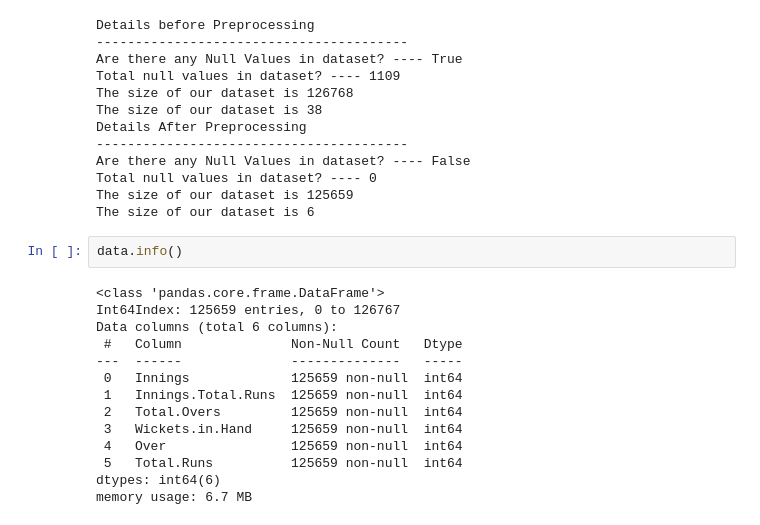
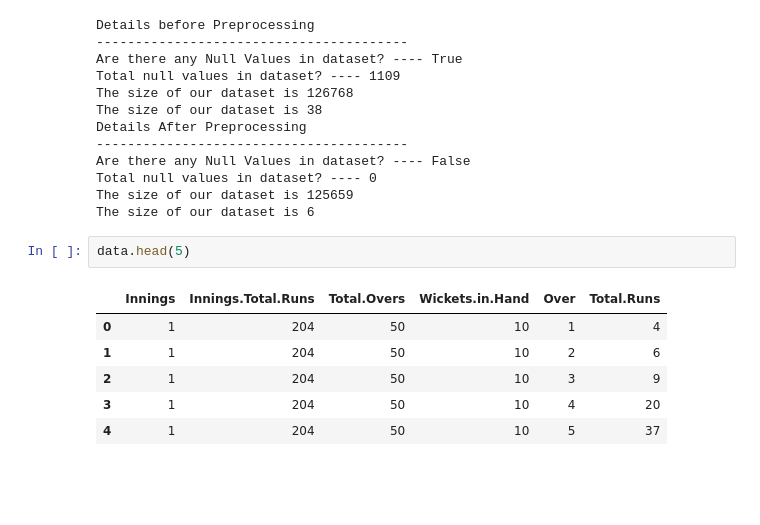
Before and after one commit to ayub055/Duckworth-Lewis-Method-Analytics, a Jupyter notebook: src/Experiment.ipynb, the cells around one changed output. Drawn from its saved outputs; the diff is of its cells as text; blank space fills up the shorter version.

```diff
--- a/src/Experiment.ipynb
+++ b/src/Experiment.ipynb
@@ -170,19 +172,12 @@ Are there any Null Values in dataset? ---- False
 Total null values in dataset? ---- 0
 The size of our dataset is 125659
 The size of our dataset is 6
-# %%
-data.info()
-# %% [output]
-<class 'pandas.core.frame.DataFrame'>
-Int64Index: 125659 entries, 0 to 126767
-Data columns (total 6 columns):
- #   Column              Non-Null Count   Dtype
----  ------              --------------   -----
- 0   Innings             125659 non-null  int64
- 1   Innings.Total.Runs  125659 non-null  int64
- 2   Total.Overs         125659 non-null  int64
- 3   Wickets.in.Hand     125659 non-null  int64
- 4   Over                125659 non-null  int64
- 5   Total.Runs          125659 non-null  int64
-dtypes: int64(6)
-memory usage: 6.7 MB
+# %%
+data.head(5)
+# %% [output]
+|  | Innings | Innings.Total.Runs | Total.Overs | Wickets.in.Hand | Over | Total.Runs |
+| 0 | 1 | 204 | 50 | 10 | 1 | 4 |
+| 1 | 1 | 204 | 50 | 10 | 2 | 6 |
+| 2 | 1 | 204 | 50 | 10 | 3 | 9 |
+| 3 | 1 | 204 | 50 | 10 | 4 | 20 |
+| 4 | 1 | 204 | 50 | 10 | 5 | 37 |
```
Also changed, not shown: parts of 10 cells of this notebook, 1 other file.
